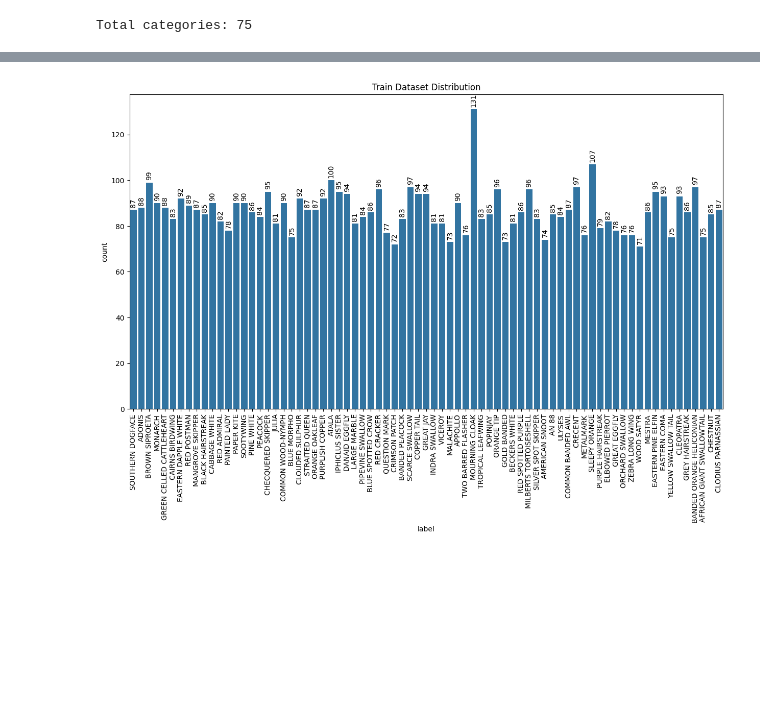
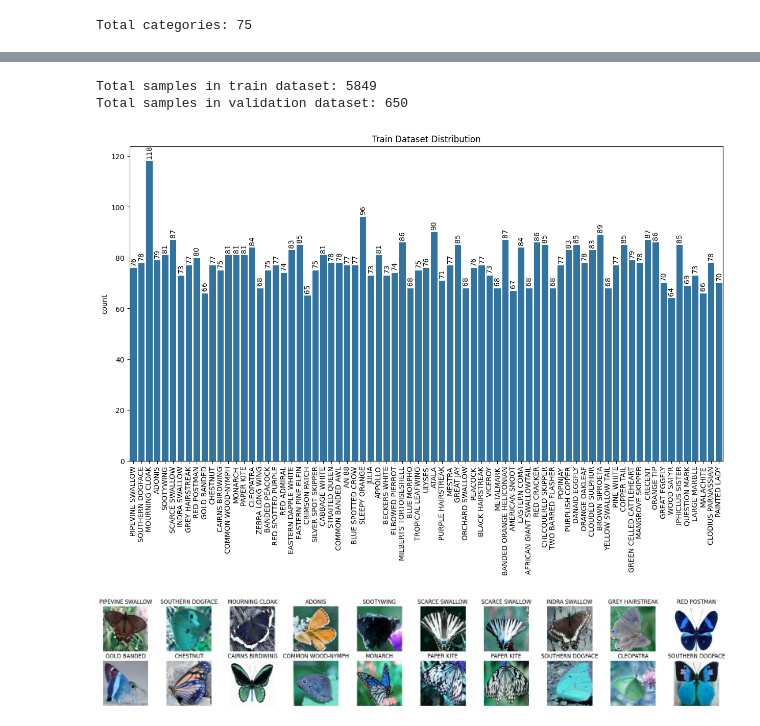
Before and after one commit to ParthMandaliya/machine-learning, a Jupyter notebook: butterfly-image-classification/butterfly-image-classification.ipynb, the cells around one changed output, grey strips where cells are left out. Cells and saved outputs as stored; diff of their text form; code cells hidden in the pictures; blank space fills up the shorter version.

```diff
--- a/butterfly-image-classification/butterfly-image-classification.ipynb
+++ b/butterfly-image-classification/butterfly-image-classification.ipynb
@@ -1,8 +1,8 @@
 # %%
 import pandas as pd
 
-train_target_df = pd.read_csv("./dataset/Training_set.csv")
-train_target_df.head()
+df = pd.read_csv("./dataset/Training_set.csv")
+df.head()
 # %% [output]
 |  | filename | label |
 | 0 | Image_1.jpg | SOUTHERN DOGFACE |
@@ -15,2 +15,8 @@ print(f"Total categories: {train_target_df['label'].unique().shape[0]}")
 # %% [output]
 Total categories: 75
+# %%
+from sklearn.preprocessing import LabelEncoder
+
+encoder = LabelEncoder()
+df["label"] = encoder.fit_transform(df["label"])
+df.head()
@@ -17,15 +30,48 @@ Total categories: 75
+# %%
+from sklearn.model_selection import train_test_split
+
+X = df.drop(columns=["label"], axis=1, inplace=False)
+y = df[["label"]]
+
+X_train, X_test, y_train, y_test = train_test_split(
+    X, y, test_size=0.1, shuffle=True, stratify=y
+)
+
+train_labels = pd.concat([X_train, y_train], axis=1, ignore_index=False)
+val_labels = pd.concat([X_test, y_test], axis=1, ignore_index=False)
+
+print(f"Total samples in train dataset: {train_labels.shape[0]}")
+print(f"Total samples in validation dataset: {val_labels.shape[0]}")
+# %% [output]
+Total samples in train dataset: 5849
+Total samples in validation dataset: 650
 # %%
 from matplotlib import pyplot as plt
 import seaborn as sns
 
 _ = plt.figure(figsize=(15, 8), dpi=100)
 
-ax = sns.countplot(x="label", data=train_target_df)
+ax = sns.countplot(x=encoder.inverse_transform(train_labels["label"]))
 plt.xticks(rotation=90)
 for p in ax.patches:
     x = p.get_x() + p.get_width() / 2.
     y = p.get_height()
-    ax.annotate(int(y), (x, y + 1), ha="center", va="bottom", rotation=90)
+    ax.annotate(int(y), (x, y+1), ha="center", va="bottom", rotation=90)
     ax.set_title("Train Dataset Distribution")
 # %% [output]
-[figure, old version]
+[figure, new version]
+# %%
+import cv2
+from matplotlib import pyplot as plt
+
+plt.figure(figsize=(25, 4), dpi=100)
+
+for idx, fn in enumerate(train_labels["filename"].unique().tolist()[:20]):
+    plt.subplot(2, 10, idx+1)
+    img = cv2.imread(f"dataset/train/{fn}")
+    plt.imshow(img)
+    plt.axis("off")
+    label = train_labels[train_labels["filename"] == fn]["label"].tolist()
+    plt.title(encoder.inverse_transform(label)[0])
+# %% [output]
+[figure, added]
```
Also changed, not shown: parts of 12 cells of this notebook, 1 other file.
